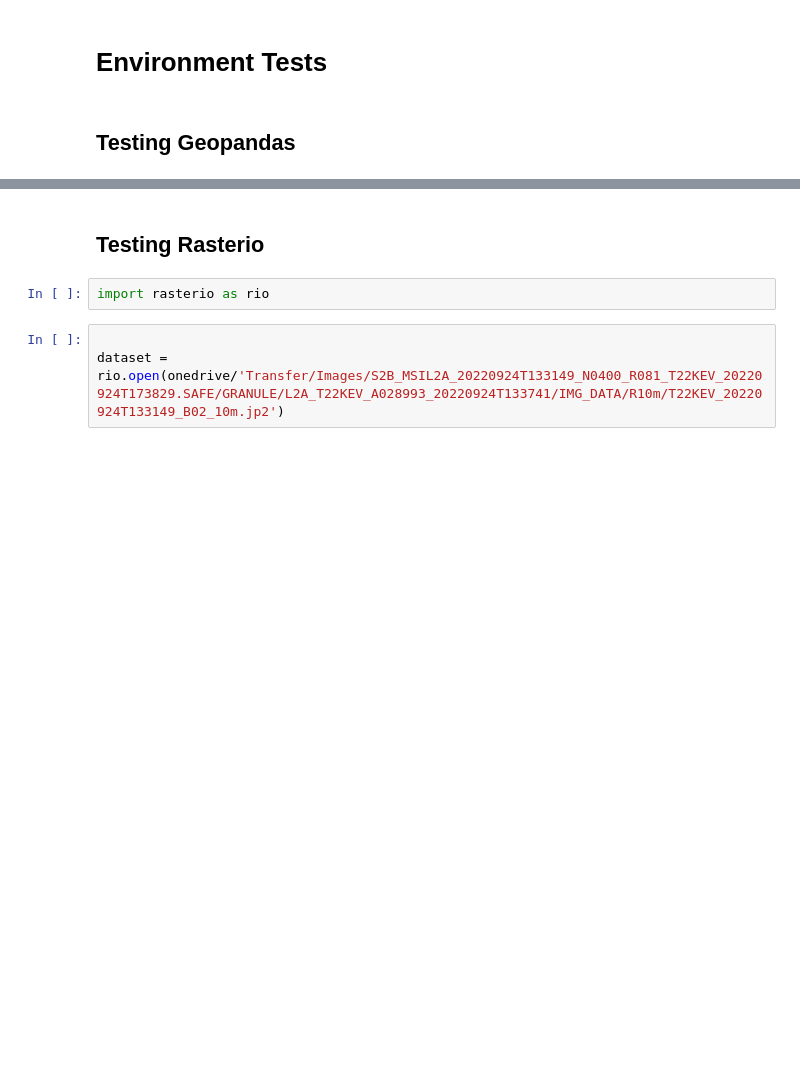
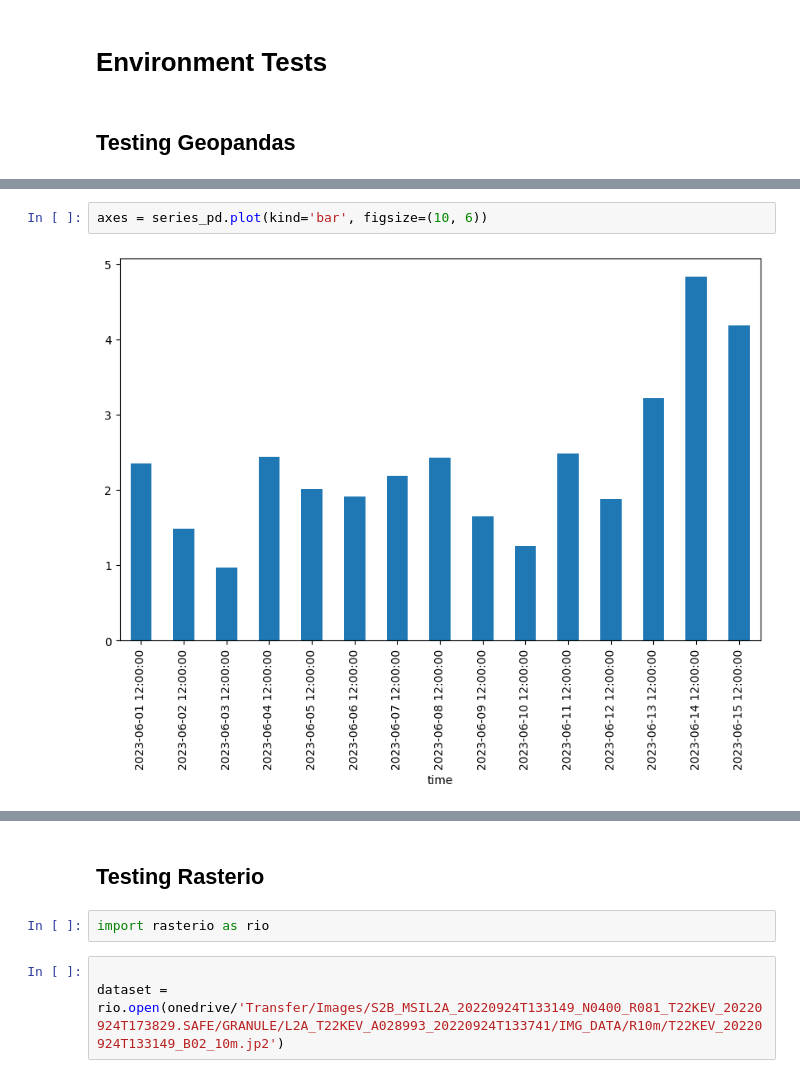
Before and after one commit to cordmaur/INPERainDownloader, a Jupyter notebook: nbs/99-EnvironmentTests.ipynb, the cells around one changed output, grey strips where cells are left out. Drawn from its saved outputs; the diff is of its cells as text; blank space fills up the shorter version.

```diff
--- a/nbs/99-EnvironmentTests.ipynb
+++ b/nbs/99-EnvironmentTests.ipynb
@@ -115,0 +72,4 @@ ax = doce.plot()
+# %%
+axes = series_pd.plot(kind='bar', figsize=(10, 6))
+# %% [output]
+[figure, added]
```
Also changed, not shown: parts of 51 cells of this notebook, 8 other files.
